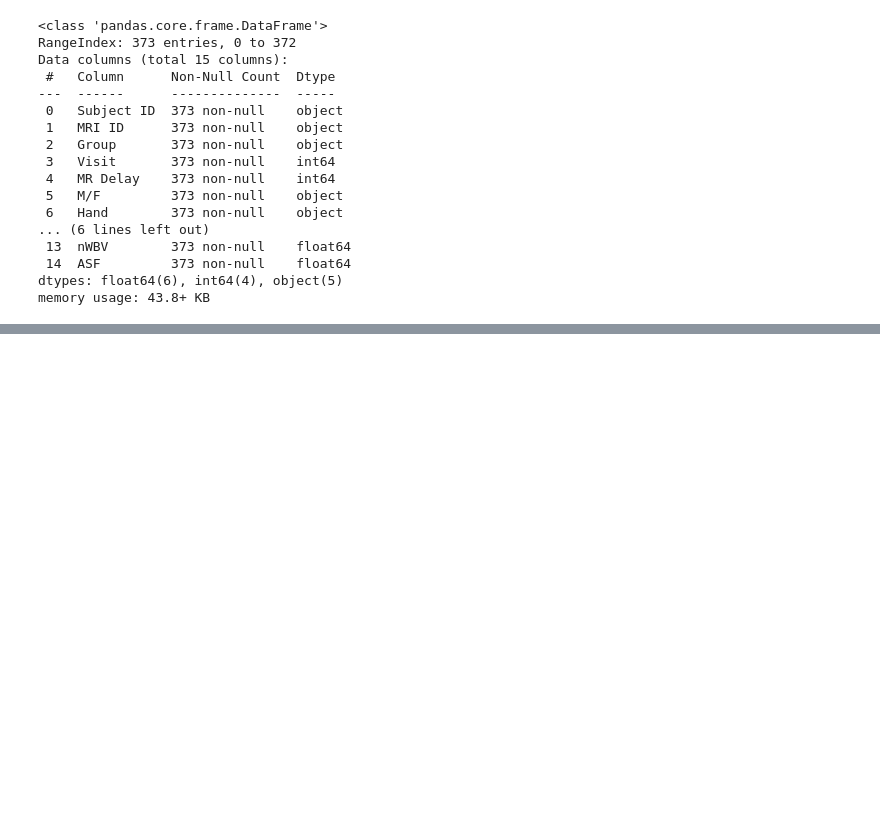
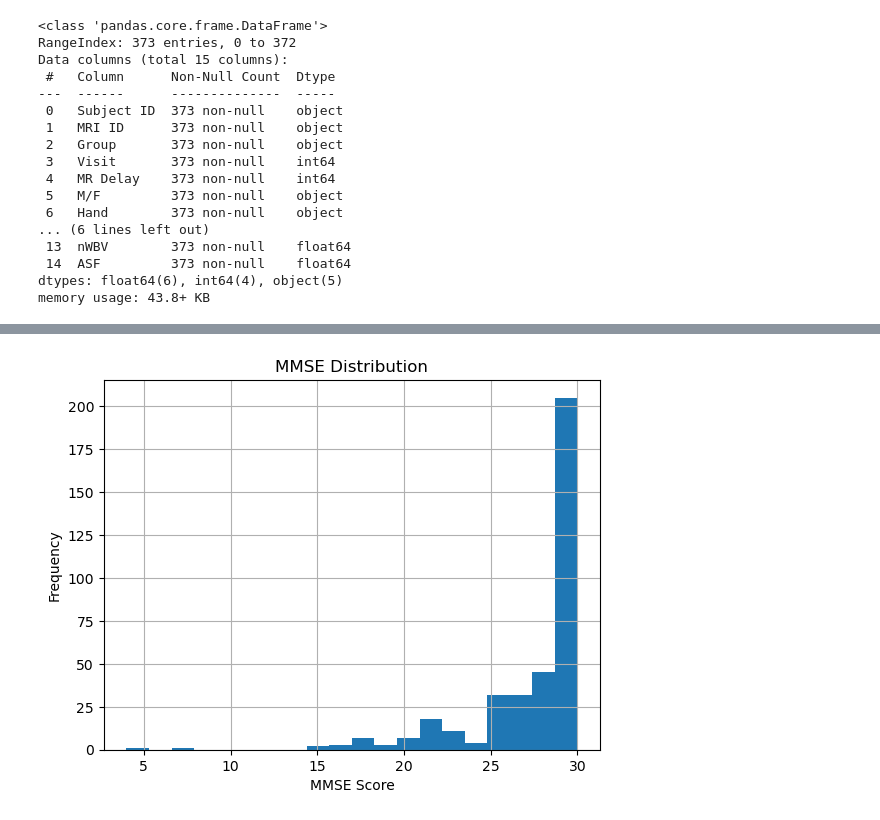
Before and after one commit to pamusai-45/NeuroPath-AI, a Jupyter notebook: notebook/01_data_understanding.ipynb, the cells around one changed output, grey strips where cells are left out. Cells and saved outputs as stored; diff of their text form; code cells hidden in the pictures; blank space fills up the shorter version.

```diff
--- a/notebook/01_data_understanding.ipynb
+++ b/notebook/01_data_understanding.ipynb
@@ -108,0 +314,9 @@ df[["Subject ID", "MRI ID", "Visit", "MR Delay"]].head(20)
+# %%
+df["MMSE"].hist(bins=20)
+
+plt.title("MMSE Distribution")
+plt.xlabel("MMSE Score")
+plt.ylabel("Frequency")
+plt.show()
+# %% [output]
+[figure, added]
```
Also changed, not shown: parts of 86 cells of this notebook.
